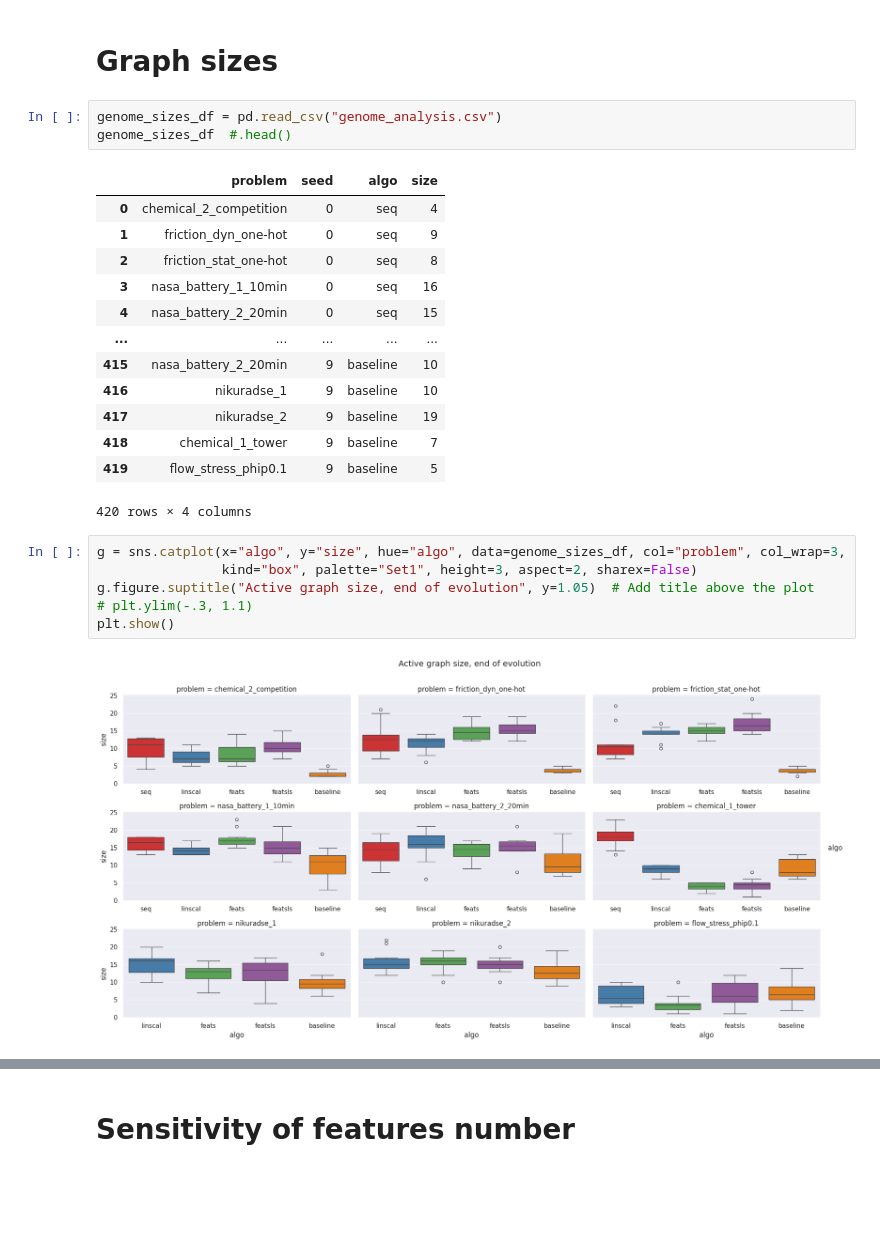
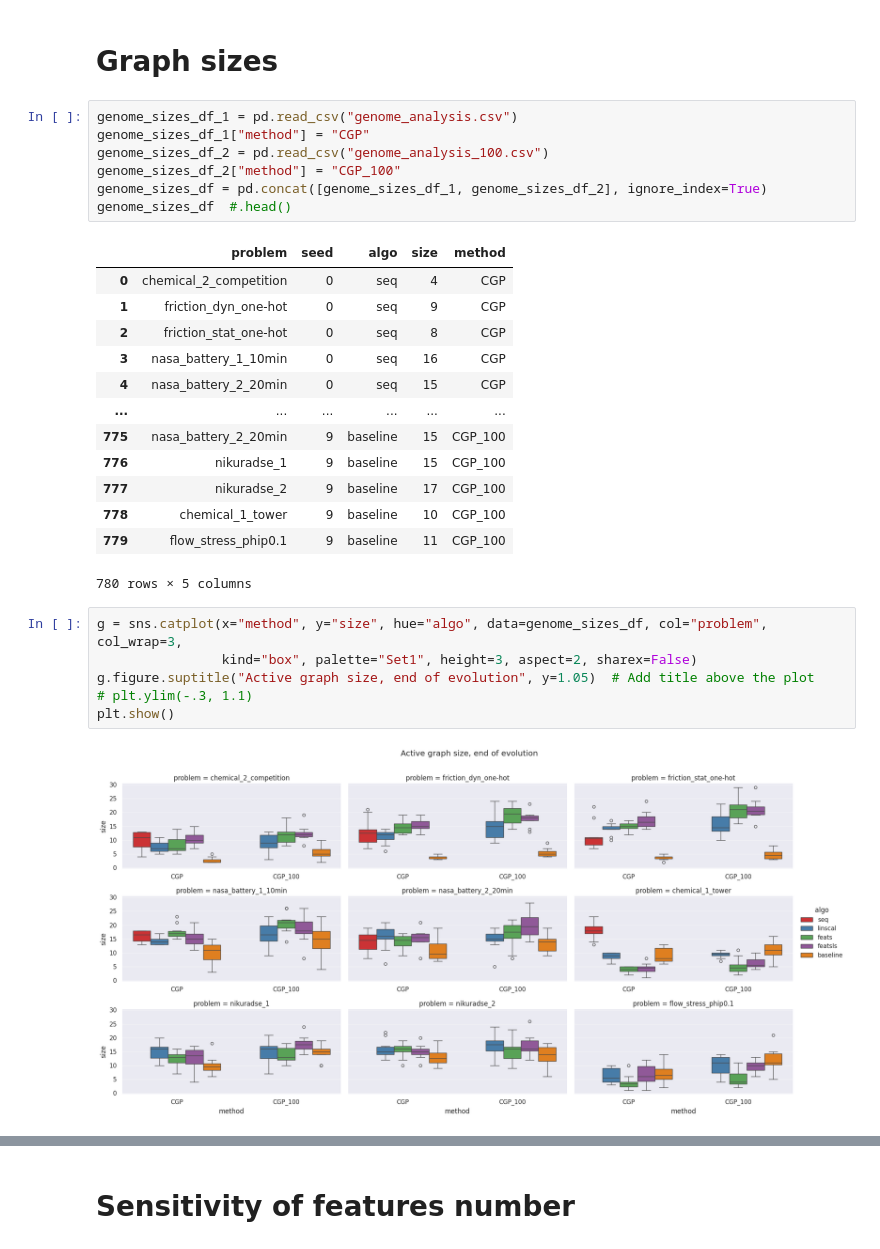
Before and after one commit to giorgia-nadizar/genepax, a Jupyter notebook: results/analysis_feats.ipynb, the cells around one changed output, grey strips where cells are left out. Drawn from its saved outputs; the diff is of its cells as text; blank space fills up the shorter version.

```diff
--- a/results/analysis_feats.ipynb
+++ b/results/analysis_feats.ipynb
@@ -265,28 +269,32 @@ plt.show()
 # %% [markdown]
 # Graph sizes
 # %%
-genome_sizes_df = pd.read_csv("genome_analysis.csv")
+genome_sizes_df_1 = pd.read_csv("genome_analysis.csv")
+genome_sizes_df_1["method"] = "CGP"
+genome_sizes_df_2 = pd.read_csv("genome_analysis_100.csv")
+genome_sizes_df_2["method"] = "CGP_100"
+genome_sizes_df = pd.concat([genome_sizes_df_1, genome_sizes_df_2], ignore_index=True)
 genome_sizes_df  #.head()
 # %% [output]
-|  | problem | seed | algo | size |
-| 0 | chemical_2_competition | 0 | seq | 4 |
-| 1 | friction_dyn_one-hot | 0 | seq | 9 |
-| 2 | friction_stat_one-hot | 0 | seq | 8 |
-| 3 | nasa_battery_1_10min | 0 | seq | 16 |
-| 4 | nasa_battery_2_20min | 0 | seq | 15 |
-| ... | ... | ... | ... | ... |
-| 415 | nasa_battery_2_20min | 9 | baseline | 10 |
-| 416 | nikuradse_1 | 9 | baseline | 10 |
-| 417 | nikuradse_2 | 9 | baseline | 19 |
-| 418 | chemical_1_tower | 9 | baseline | 7 |
-| 419 | flow_stress_phip0.1 | 9 | baseline | 5 |
+|  | problem | seed | algo | size | method |
+| 0 | chemical_2_competition | 0 | seq | 4 | CGP |
+| 1 | friction_dyn_one-hot | 0 | seq | 9 | CGP |
+| 2 | friction_stat_one-hot | 0 | seq | 8 | CGP |
+| 3 | nasa_battery_1_10min | 0 | seq | 16 | CGP |
+| 4 | nasa_battery_2_20min | 0 | seq | 15 | CGP |
+| ... | ... | ... | ... | ... | ... |
+| 775 | nasa_battery_2_20min | 9 | baseline | 15 | CGP_100 |
+| 776 | nikuradse_1 | 9 | baseline | 15 | CGP_100 |
+| 777 | nikuradse_2 | 9 | baseline | 17 | CGP_100 |
+| 778 | chemical_1_tower | 9 | baseline | 10 | CGP_100 |
+| 779 | flow_stress_phip0.1 | 9 | baseline | 11 | CGP_100 |
-420 rows × 4 columns
+780 rows × 5 columns
 # %%
-g = sns.catplot(x="algo", y="size", hue="algo", data=genome_sizes_df, col="problem", col_wrap=3,
+g = sns.catplot(x="method", y="size", hue="algo", data=genome_sizes_df, col="problem", col_wrap=3,
                 kind="box", palette="Set1", height=3, aspect=2, sharex=False)
 g.figure.suptitle("Active graph size, end of evolution", y=1.05)  # Add title above the plot
 # plt.ylim(-.3, 1.1)
 plt.show()
 # %% [output]
-[figure, old version]
+[figure, new version]
 # %%
```
Also changed, not shown: parts of 15 cells of this notebook.
